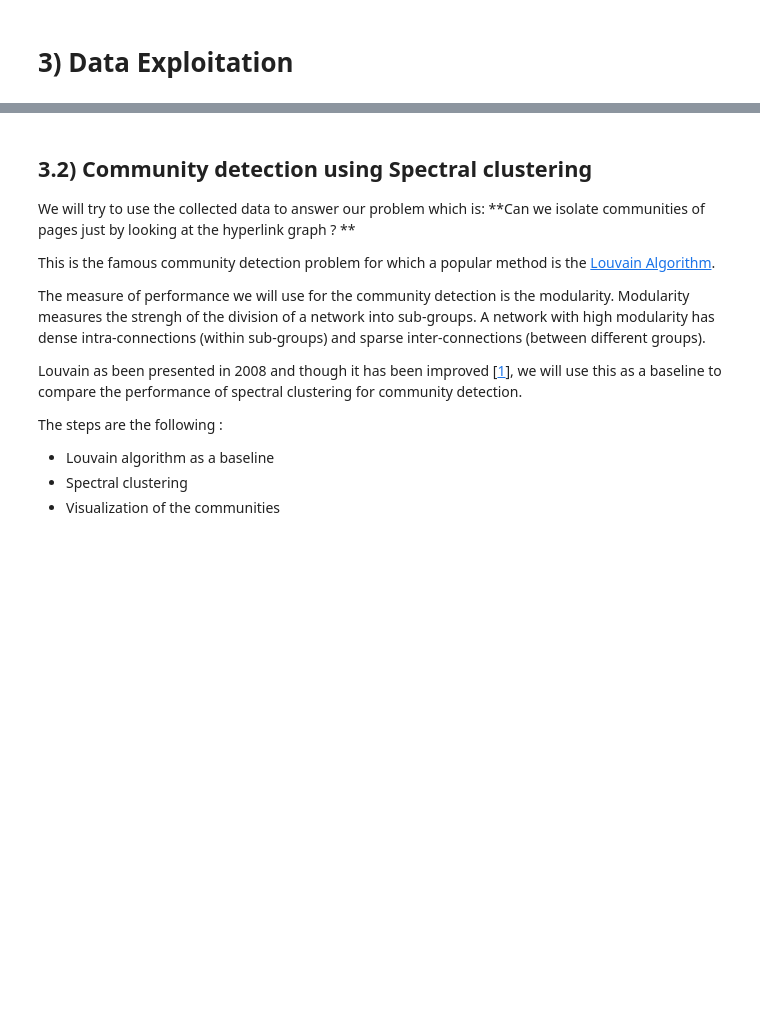
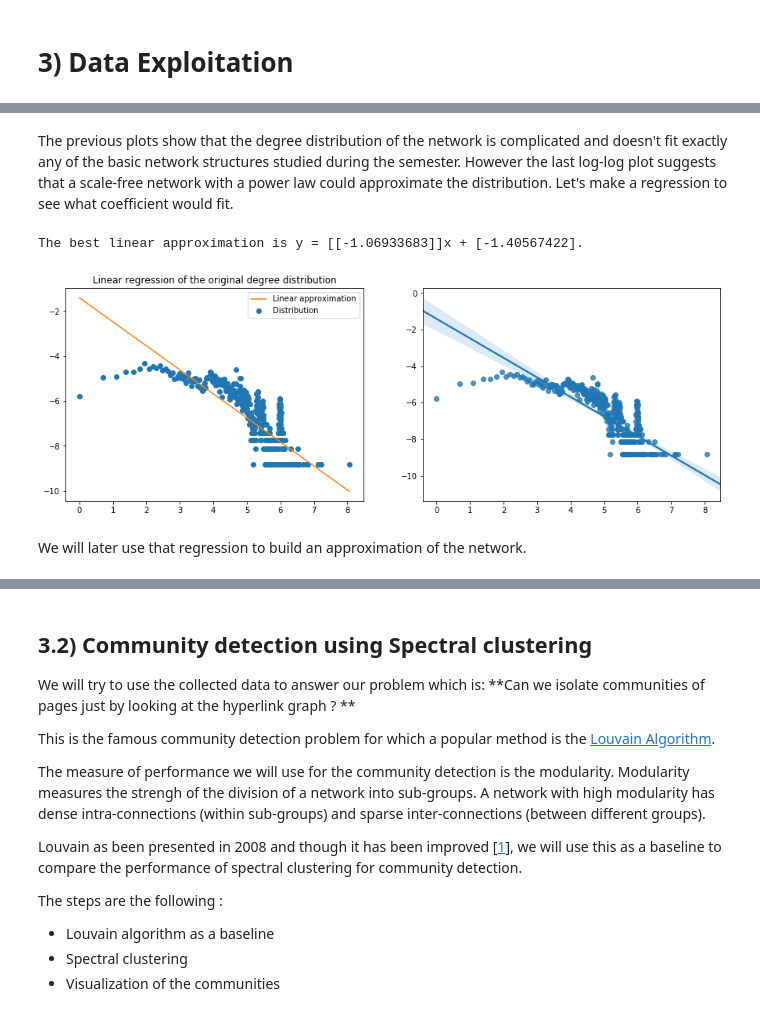
Before and after one commit to armand33/wikipedia_graph, a Jupyter notebook: ntds_project.ipynb, the cells around one changed output, grey strips where cells are left out. Cells and saved outputs as stored; diff of their text form; code cells hidden in the pictures; blank space fills up the shorter version.

Commit message:
Added the modelisation

```diff
--- a/ntds_project.ipynb
+++ b/ntds_project.ipynb
@@ -277,0 +300,29 @@ plt.show()
+# %% [markdown]
+The previous plots show that the degree distribution of the network is complicated and doesn't fit exactly any of the basic network structures studied during the semester. However the last log-log plot suggests that a scale-free network with a power law could approximate the distribution. Let's make a regression to see what coefficient would fit.
+# %%
+from sklearn import linear_model
+
+x = np.where(probability_distribution != 0)[0]
+y = probability_distribution[x]
+
+logx = np.log(x).reshape(-1, 1)
+logy = np.log(y).reshape(-1, 1)
+
+regr_ogirinal = linear_model.LinearRegression()
+regr_ogirinal.fit(logx, logy)
+
+print('The best linear approximation is y = {0}x + {1}.'.format(regr_ogirinal.coef_, regr_ogirinal.intercept_))
+
+fig, ax = plt.subplots(ncols=2, figsize=(15, 5))
+
+ax[0].scatter(logx, logy, color='C0', label='Distribution')
+ax[0].plot(logx, regr_ogirinal.coef_*logx + regr_ogirinal.intercept_, color='C1', label='Linear approximation')
+ax[0].set_title('Linear regression of the original degree distribution')
+ax[0].legend(loc='upper right')
+
+sns.regplot(logx, logy[:, 0], ax=ax[1]);
+# %% [output]
+The best linear approximation is y = [[-1.06933683]]x + [-1.40567422].
+[figure, added]
+# %% [markdown]
+We will later use that regression to build an approximation of the network.
```
Also changed, not shown: parts of 48 cells of this notebook.
